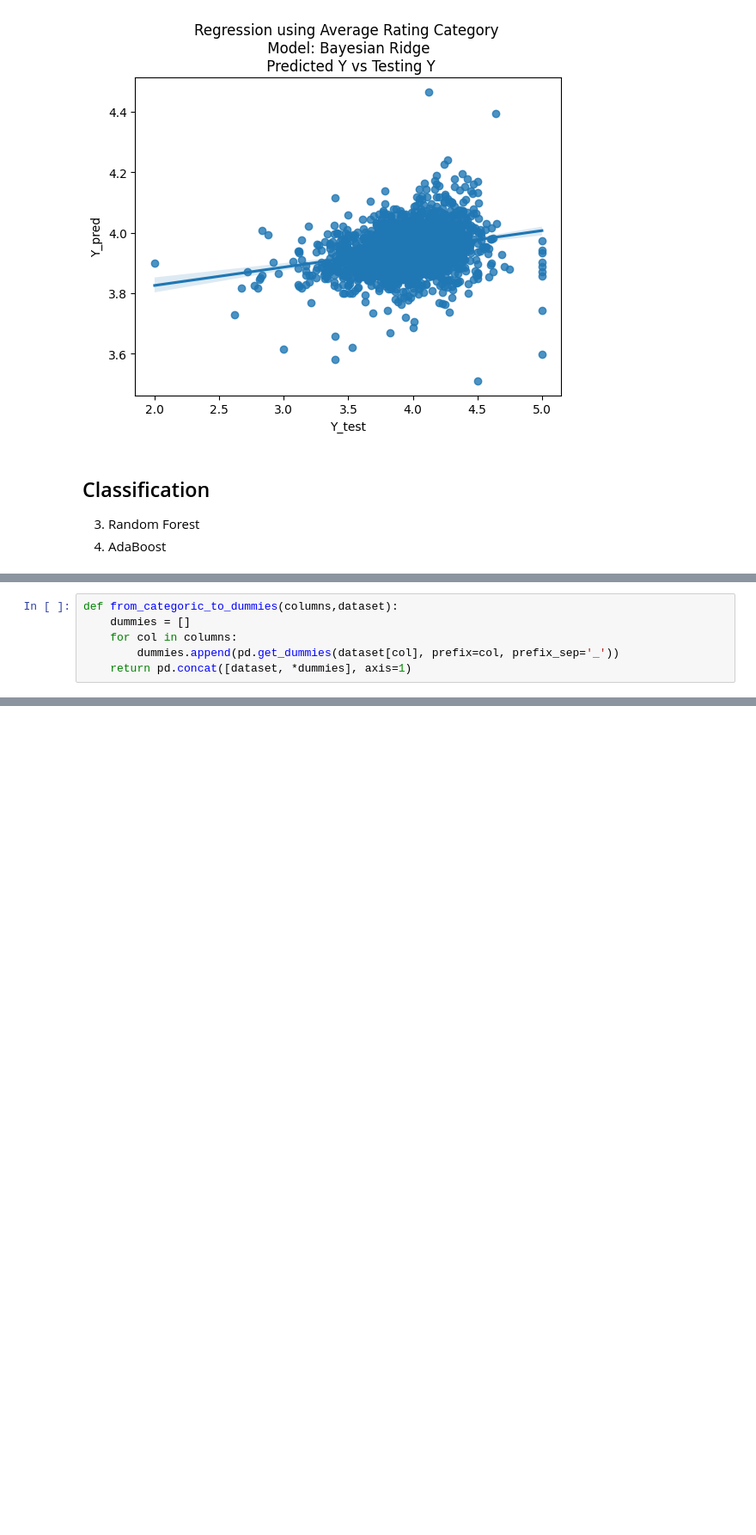
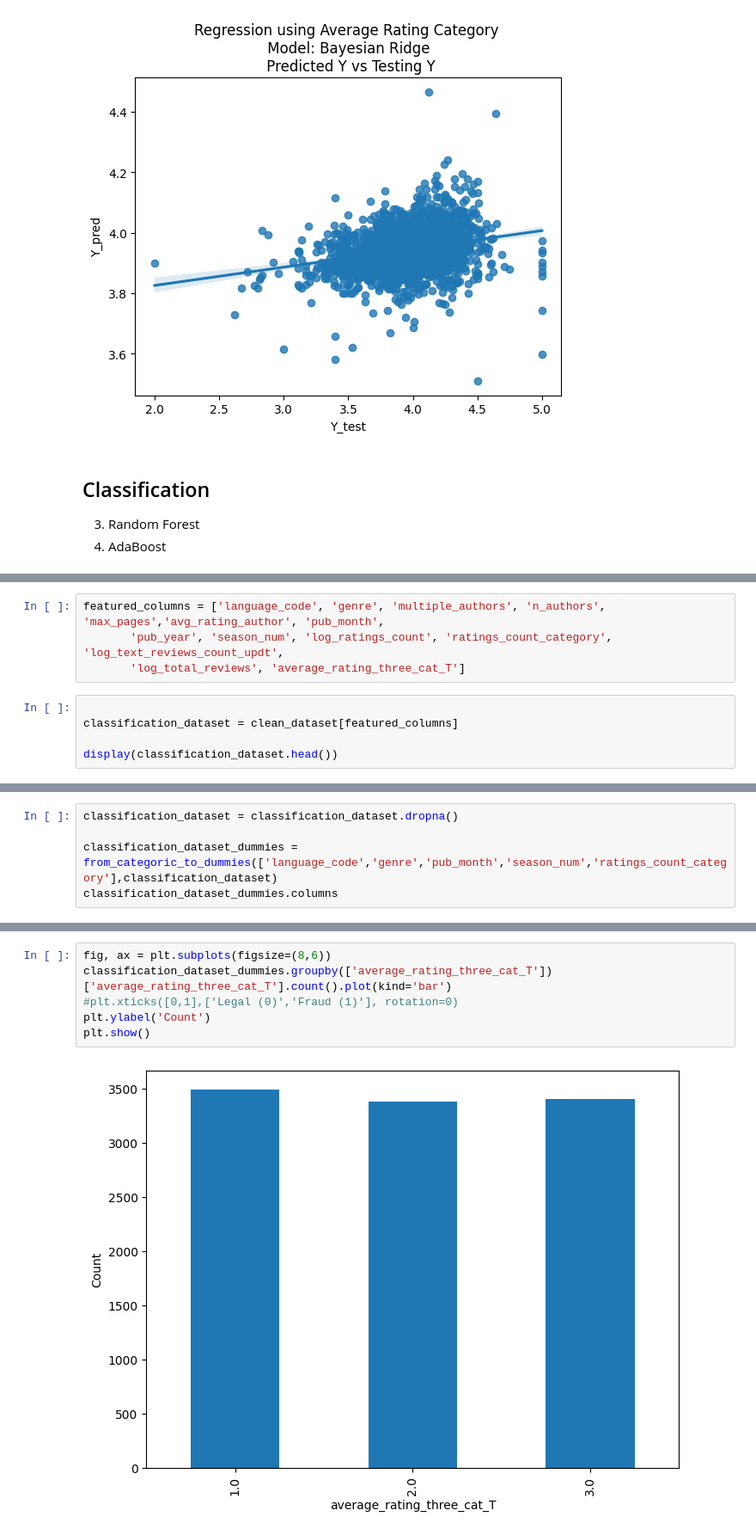
Before and after one commit to dcarriel-dsti/BookRatingML, a Jupyter notebook: Modeling.ipynb, the cells around one changed output, grey strips where cells are left out. Shown at 86% size. Saved outputs shown, nothing was run; the diff lists cells and outputs as text; blank space fills up the shorter version.

Commit message:
Finishing Classification

```diff
--- a/Modeling.ipynb
+++ b/Modeling.ipynb
@@ -458,6 +407,0 @@ Index(['Rating_type', 'num_pages_cat', 'ratings_count_cat',
-# %%
-def from_categoric_to_dummies(columns,dataset):
-    dummies = []
-    for col in columns:
-        dummies.append(pd.get_dummies(dataset[col], prefix=col, prefix_sep='_'))
-    return pd.concat([dataset, *dummies], axis=1)
@@ -1060,0 +408,9 @@ print(report_nn)
+# %%
+featured_columns = ['language_code', 'genre', 'multiple_authors', 'n_authors', 'max_pages','avg_rating_author', 'pub_month',
+       'pub_year', 'season_num', 'log_ratings_count', 'ratings_count_category', 'log_text_reviews_count_updt',
+       'log_total_reviews', 'average_rating_three_cat_T']
+# %%
+
+classification_dataset = clean_dataset[featured_columns]
+
+display(classification_dataset.head())
@@ -1060,0 +428,5 @@ print(report_nn)
+# %%
+classification_dataset = classification_dataset.dropna()
+
+classification_dataset_dummies = from_categoric_to_dummies(['language_code','genre','pub_month','season_num','ratings_count_category'],classification_dataset)
+classification_dataset_dummies.columns
@@ -1060,0 +512,8 @@ print(report_nn)
+# %%
+fig, ax = plt.subplots(figsize=(8,6))
+classification_dataset_dummies.groupby(['average_rating_three_cat_T'])['average_rating_three_cat_T'].count().plot(kind='bar')
+#plt.xticks([0,1],['Legal (0)','Fraud (1)'], rotation=0)
+plt.ylabel('Count')
+plt.show()
+# %% [output]
+[figure, added]
```
Also changed, not shown: parts of 64 cells of this notebook, 1 other file.
